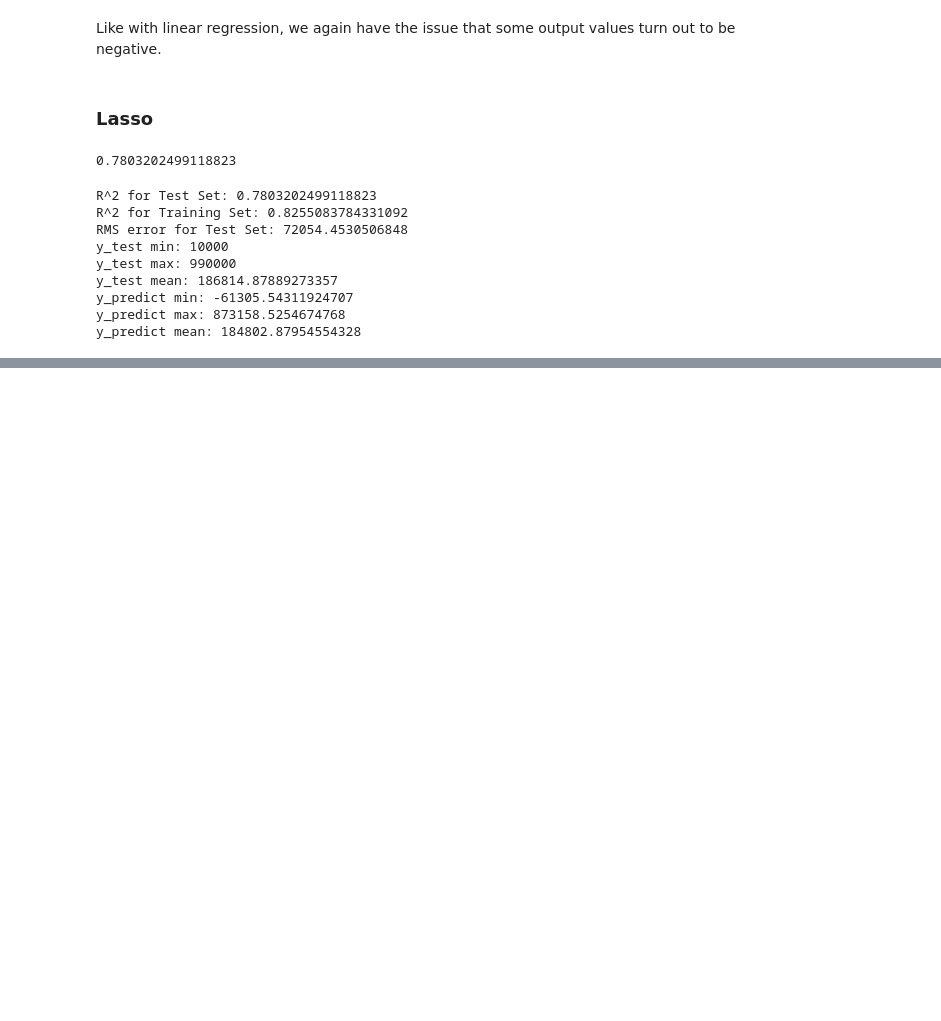
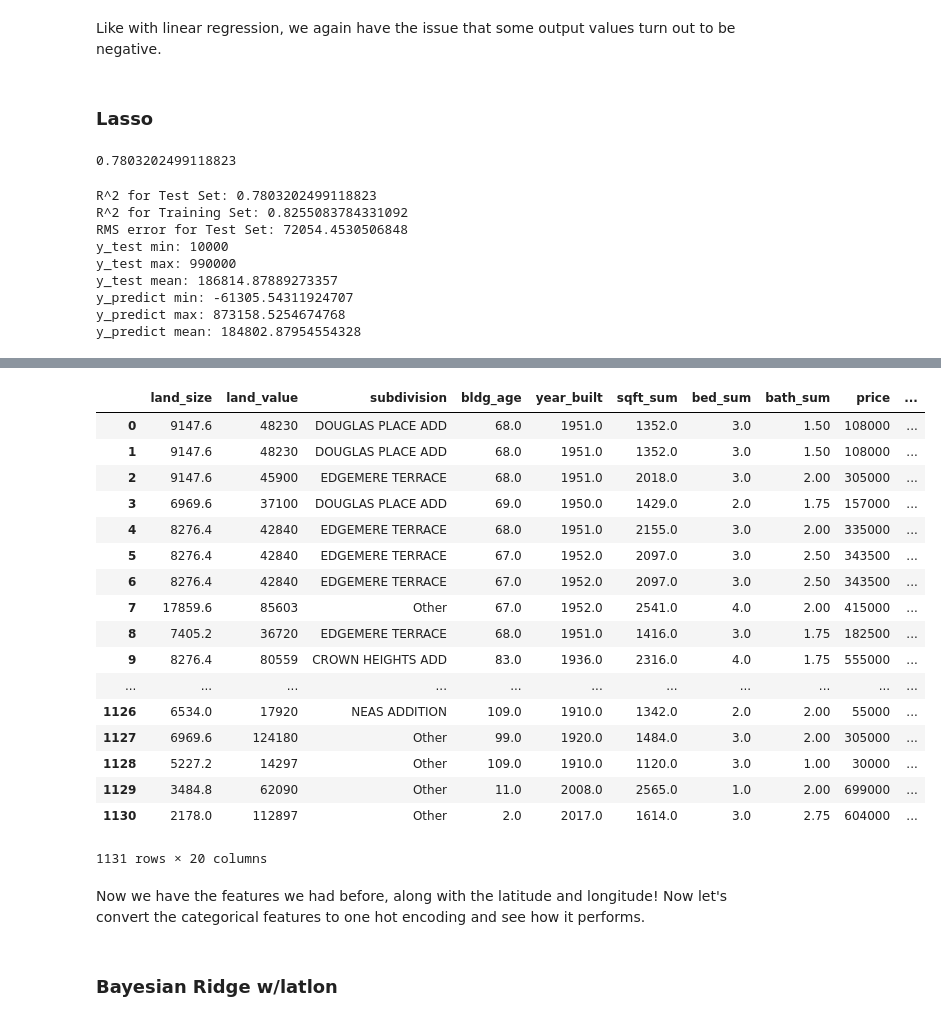
Before and after one commit to ottinger/apartments_analysis, a Jupyter notebook: housing_price_prediction/housing-price-prediction.ipynb, the cells around one changed output, grey strips where cells are left out. Saved outputs shown, nothing was run; the diff lists cells and outputs as text; code cells hidden in the pictures; blank space fills up the shorter version.

```diff
--- a/housing_price_prediction/housing-price-prediction.ipynb
+++ b/housing_price_prediction/housing-price-prediction.ipynb
@@ -711,0 +720,23 @@ RandomForestRegressor also seems to be a good choice. In some cases it may perfo
+# %%
+new_df
+# %% [output]
+|  | land_size | land_value | subdivision | bldg_age | year_built | sqft_sum | bed_sum | bath_sum | price | ... |
+| 0 | 9147.6 | 48230 | DOUGLAS PLACE ADD | 68.0 | 1951.0 | 1352.0 | 3.0 | 1.50 | 108000 | ... |
+| 1 | 9147.6 | 48230 | DOUGLAS PLACE ADD | 68.0 | 1951.0 | 1352.0 | 3.0 | 1.50 | 108000 | ... |
+| 2 | 9147.6 | 45900 | EDGEMERE TERRACE | 68.0 | 1951.0 | 2018.0 | 3.0 | 2.00 | 305000 | ... |
+| 3 | 6969.6 | 37100 | DOUGLAS PLACE ADD | 69.0 | 1950.0 | 1429.0 | 2.0 | 1.75 | 157000 | ... |
+| 4 | 8276.4 | 42840 | EDGEMERE TERRACE | 68.0 | 1951.0 | 2155.0 | 3.0 | 2.00 | 335000 | ... |
+| 5 | 8276.4 | 42840 | EDGEMERE TERRACE | 67.0 | 1952.0 | 2097.0 | 3.0 | 2.50 | 343500 | ... |
+| 6 | 8276.4 | 42840 | EDGEMERE TERRACE | 67.0 | 1952.0 | 2097.0 | 3.0 | 2.50 | 343500 | ... |
+| 7 | 17859.6 | 85603 | Other | 67.0 | 1952.0 | 2541.0 | 4.0 | 2.00 | 415000 | ... |
+| 8 | 7405.2 | 36720 | EDGEMERE TERRACE | 68.0 | 1951.0 | 1416.0 | 3.0 | 1.75 | 182500 | ... |
+| 9 | 8276.4 | 80559 | CROWN HEIGHTS ADD | 83.0 | 1936.0 | 2316.0 | 4.0 | 1.75 | 555000 | ... |
+| ... | ... | ... | ... | ... | ... | ... | ... | ... | ... | ... |
+| 1126 | 6534.0 | 17920 | NEAS ADDITION | 109.0 | 1910.0 | 1342.0 | 2.0 | 2.00 | 55000 | ... |
+| 1127 | 6969.6 | 124180 | Other | 99.0 | 1920.0 | 1484.0 | 3.0 | 2.00 | 305000 | ... |
+| 1128 | 5227.2 | 14297 | Other | 109.0 | 1910.0 | 1120.0 | 3.0 | 1.00 | 30000 | ... |
+| 1129 | 3484.8 | 62090 | Other | 11.0 | 2008.0 | 2565.0 | 1.0 | 2.00 | 699000 | ... |
+| 1130 | 2178.0 | 112897 | Other | 2.0 | 2017.0 | 1614.0 | 3.0 | 2.75 | 604000 | ... |
+1131 rows × 20 columns
+# %% [markdown]
+Now we have the features we had before, along with the latitude and longitude! Now let's convert the categorical features to one hot encoding and see how it performs.
@@ -711,0 +756,2 @@ RandomForestRegressor also seems to be a good choice. In some cases it may perfo
+# %% [markdown]
+### Bayesian Ridge w/latlon
```
Also changed, not shown: parts of 42 cells of this notebook, 1 other file.
